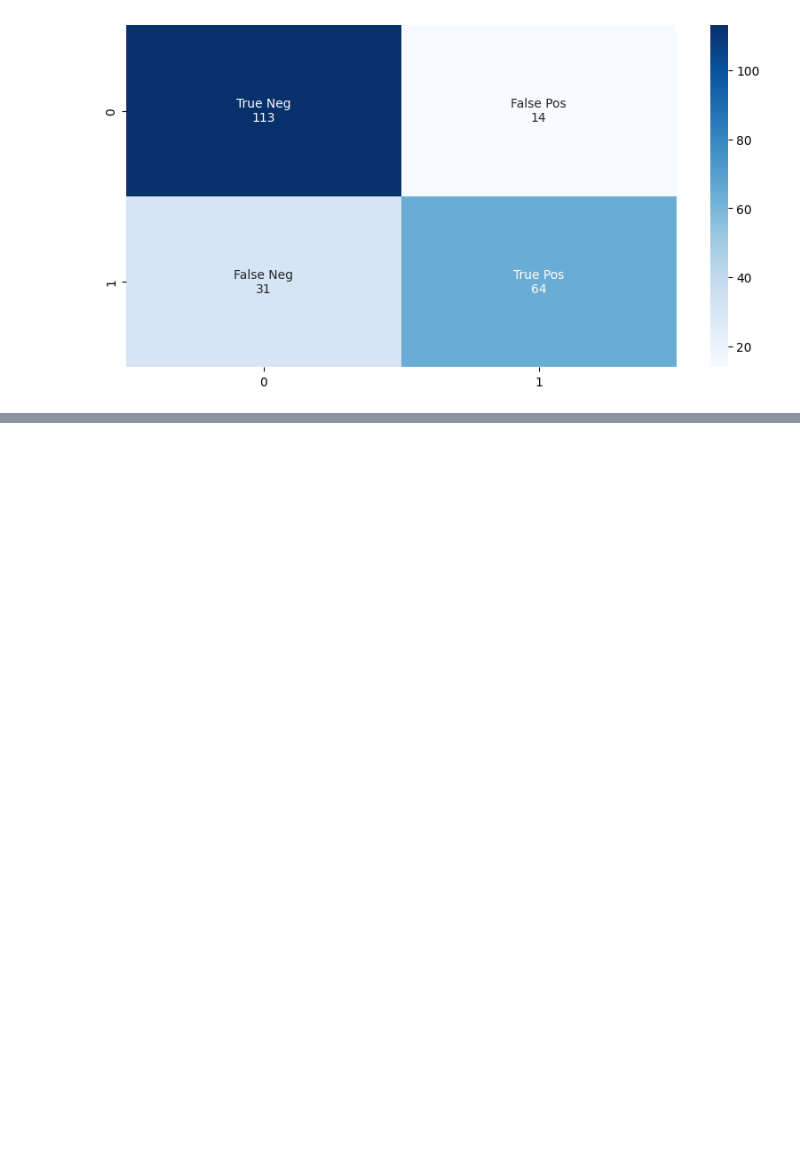
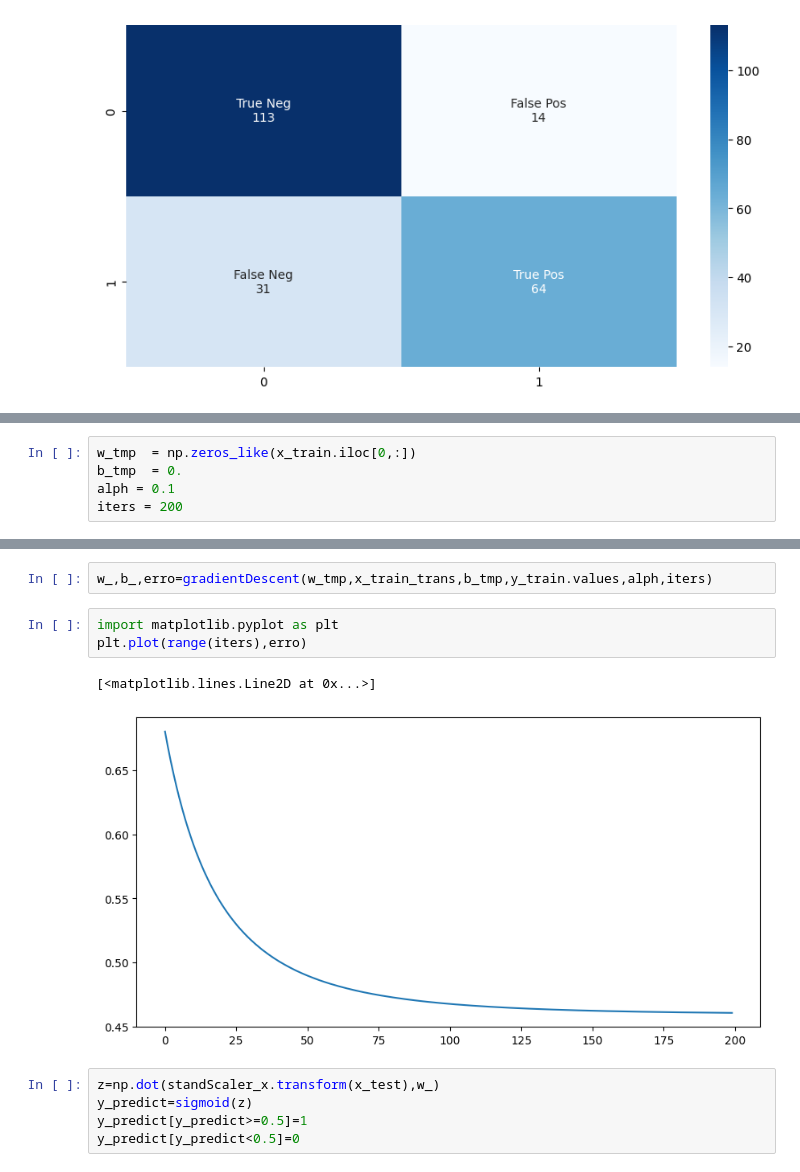
Before and after one commit to Elma-dev/ritanic_data_analyse, a Jupyter notebook: titanc_analyse.ipynb, the cells around one changed output, grey strips where cells are left out. Drawn from its saved outputs; the diff is of its cells as text; blank space fills up the shorter version.

```diff
--- a/titanc_analyse.ipynb
+++ b/titanc_analyse.ipynb
@@ -222,0 +234,5 @@ sns.heatmap(cf_matrix, annot=lab, fmt='', cmap='Blues')
+# %%
+w_tmp  = np.zeros_like(x_train.iloc[0,:])
+b_tmp  = 0.
+alph = 0.1
+iters = 200
@@ -222,0 +249,13 @@ sns.heatmap(cf_matrix, annot=lab, fmt='', cmap='Blues')
+# %%
+w_,b_,erro=gradientDescent(w_tmp,x_train_trans,b_tmp,y_train.values,alph,iters)
+# %%
+import matplotlib.pyplot as plt
+plt.plot(range(iters),erro)
+# %% [output]
+[<matplotlib.lines.Line2D at 0x...>]
+[figure, added]
+# %%
+z=np.dot(standScaler_x.transform(x_test),w_)
+y_predict=sigmoid(z)
+y_predict[y_predict>=0.5]=1
+y_predict[y_predict<0.5]=0
```
Also changed, not shown: parts of 7 cells of this notebook.
